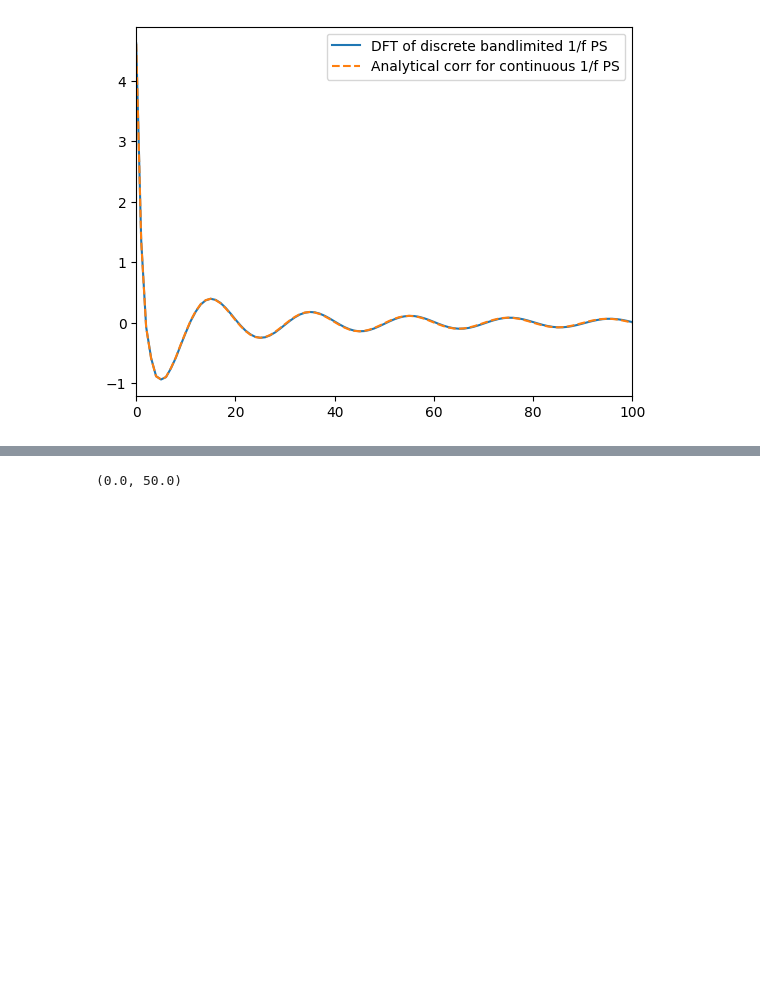
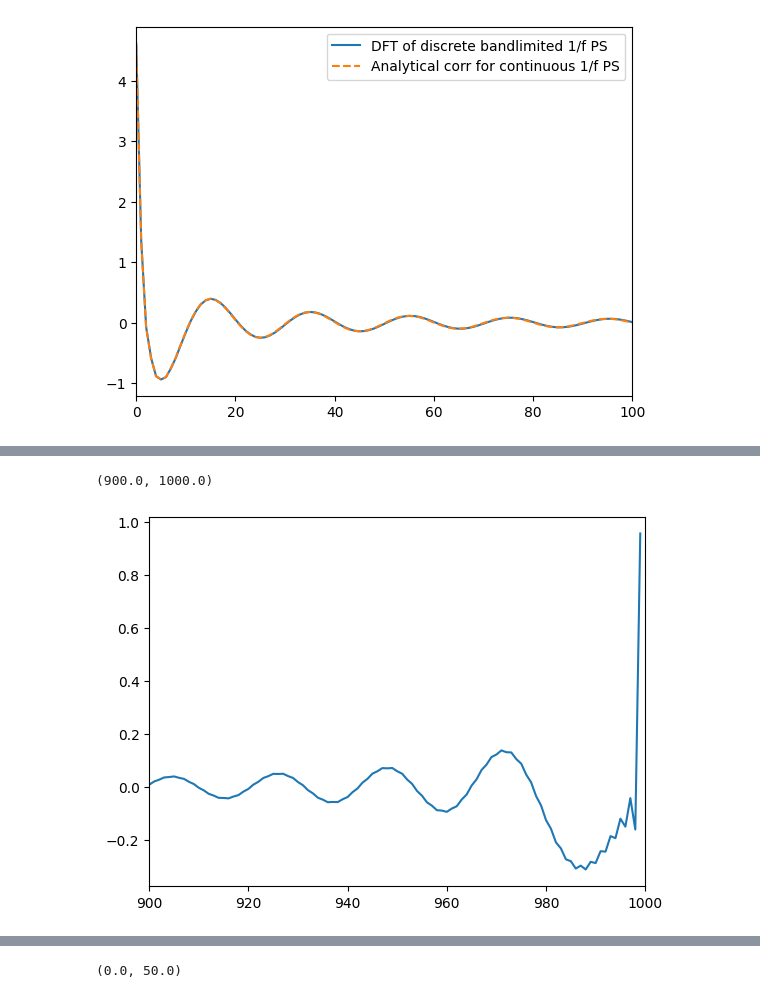
Before and after one commit to mohanagr/braindump, a Jupyter notebook: flicker noise data gen.ipynb, the cells around one changed output, grey strips where cells are left out. Saved outputs shown, nothing was run; the diff lists cells and outputs as text; code cells hidden in the pictures; blank space fills up the shorter version.

```diff
--- a/flicker noise data gen.ipynb
+++ b/flicker noise data gen.ipynb
@@ -86,0 +155,5 @@ print(sigma)
+# %%
+tau=my_tau+0.1
+vec=get_acf(tau,f1,f2)
+vec=vec[::-1]
+coeff=Cinv@vec
@@ -86,0 +180,6 @@ print(sigma)
+# %%
+plt.plot(coeff)
+plt.xlim(900,1000)
+# %% [output]
+(900.0, 1000.0)
+[figure, added]
```
Also changed, not shown: parts of 17 cells of this notebook.
